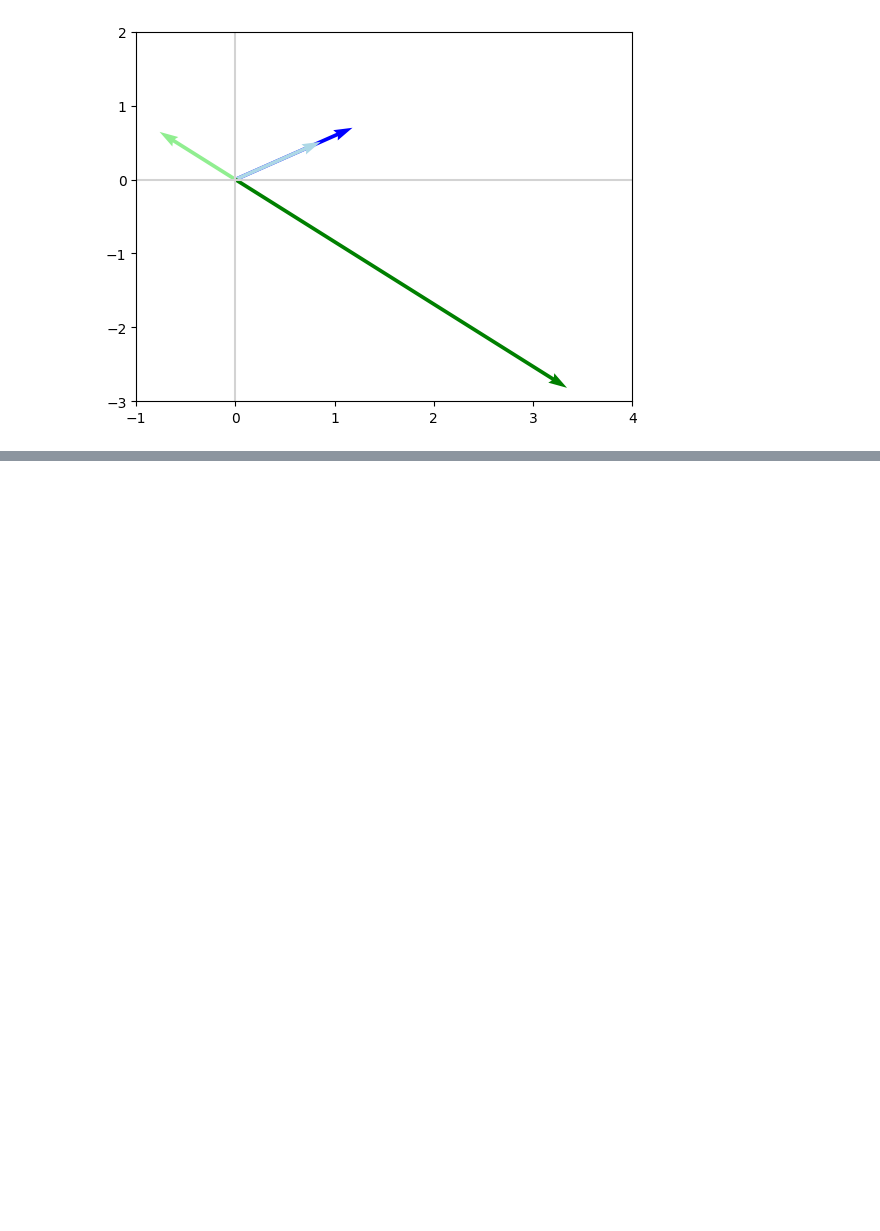
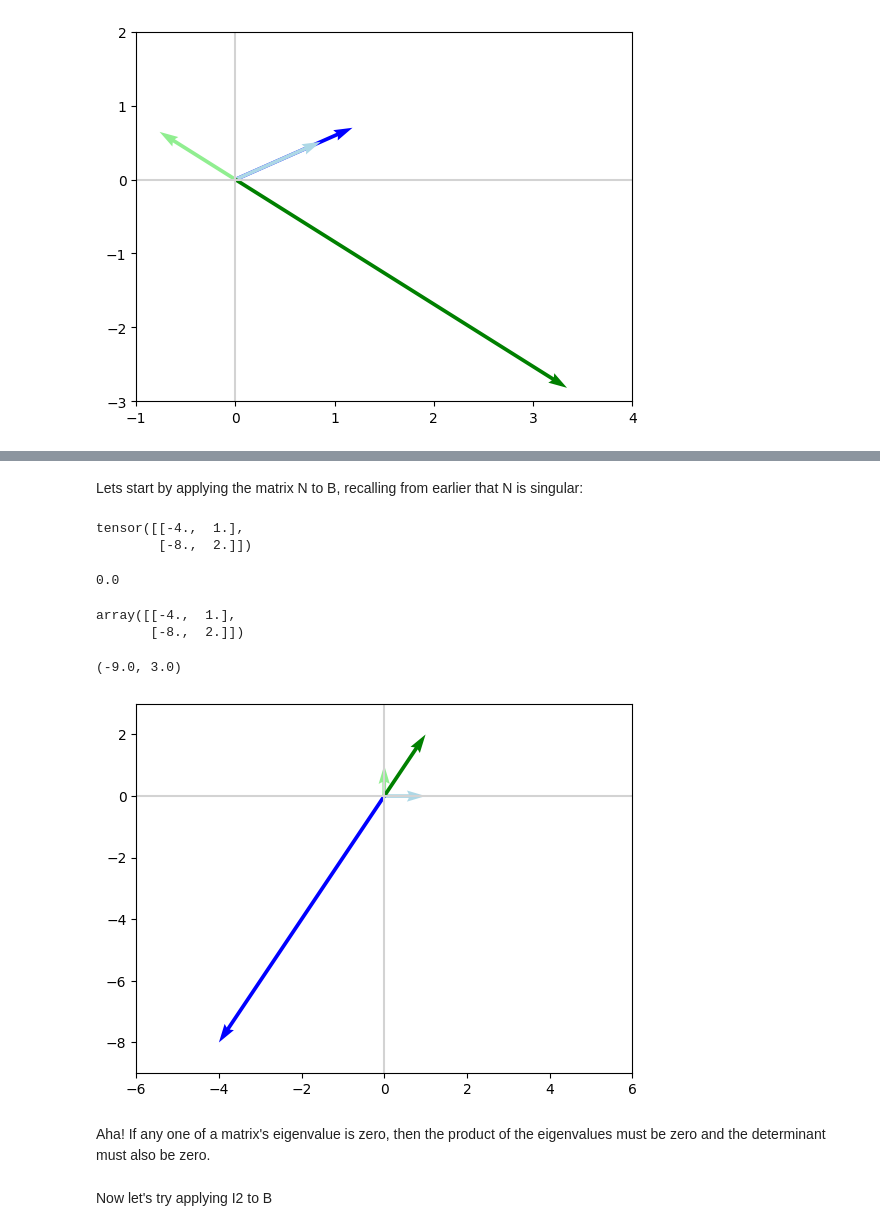
Before and after one commit to msuganthan/Algorithms, a Jupyter notebook: 2_Linear_Algebra_ii.ipynb, the cells around one changed output, grey strips where cells are left out. Drawn from its saved outputs; the diff is of its cells as text; code cells hidden in the pictures; blank space fills up the shorter version.

```diff
--- a/2_Linear_Algebra_ii.ipynb
+++ b/2_Linear_Algebra_ii.ipynb
@@ -276,0 +342,2 @@ plt.ylim(-3, 2)
+# %%
+N = torch.tensor([[-4, 1], [-8, 2.]]) # must use float not int
@@ -276,0 +394,29 @@ plt.ylim(-3, 2)
+# %% [markdown]
+Lets start by applying the matrix N to B, recalling from earlier that N is singular:
+# %%
+N
+# %% [output]
+tensor([[-4.,  1.],
+        [-8.,  2.]])
+# %%
+np.linalg.det(N)
+# %% [output]
+0.0
+# %%
+NB = np.dot(N, B)
+NB
+# %% [output]
+array([[-4.,  1.],
+       [-8.,  2.]])
+# %%
+plot_vectors([vectorfy(B, 0), vectorfy(B, 1), vectorfy(NB, 0), vectorfy(NB, 1)],
+ ['lightblue', 'lightgreen', 'blue', 'green'])
+plt.xlim(-6, 6)
+plt.ylim(-9, 3)
+# %% [output]
+(-9.0, 3.0)
+[figure, added]
+# %% [markdown]
+Aha! If any one of a matrix's eigenvalue is zero, then the product of the eigenvalues must be zero and the determinant must also be zero.
+# %% [markdown]
+Now let's try applying I2 to B
```
Also changed, not shown: parts of 53 cells of this notebook.
